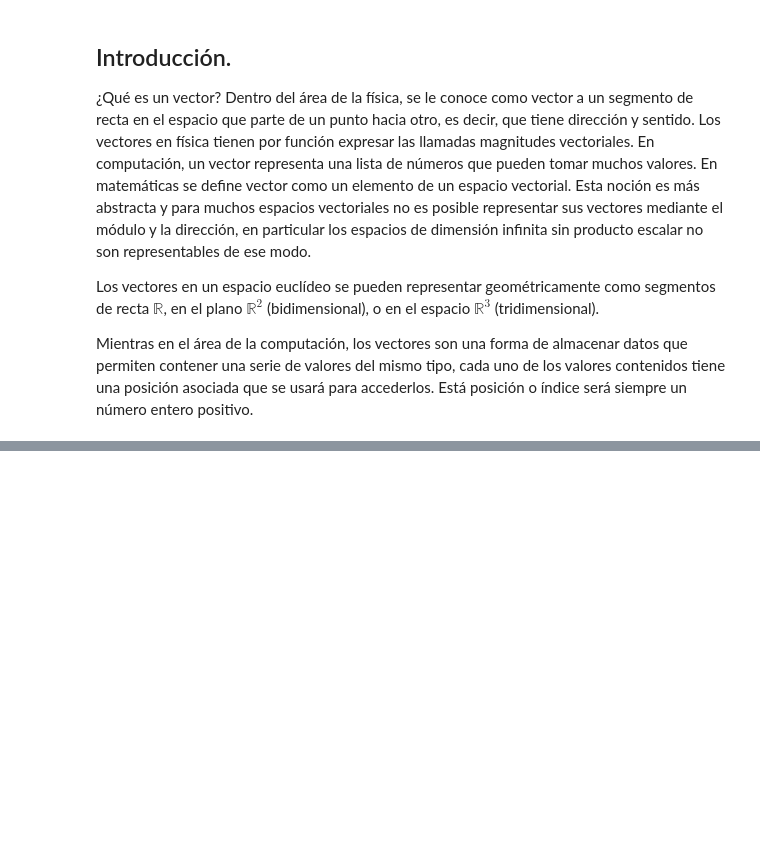
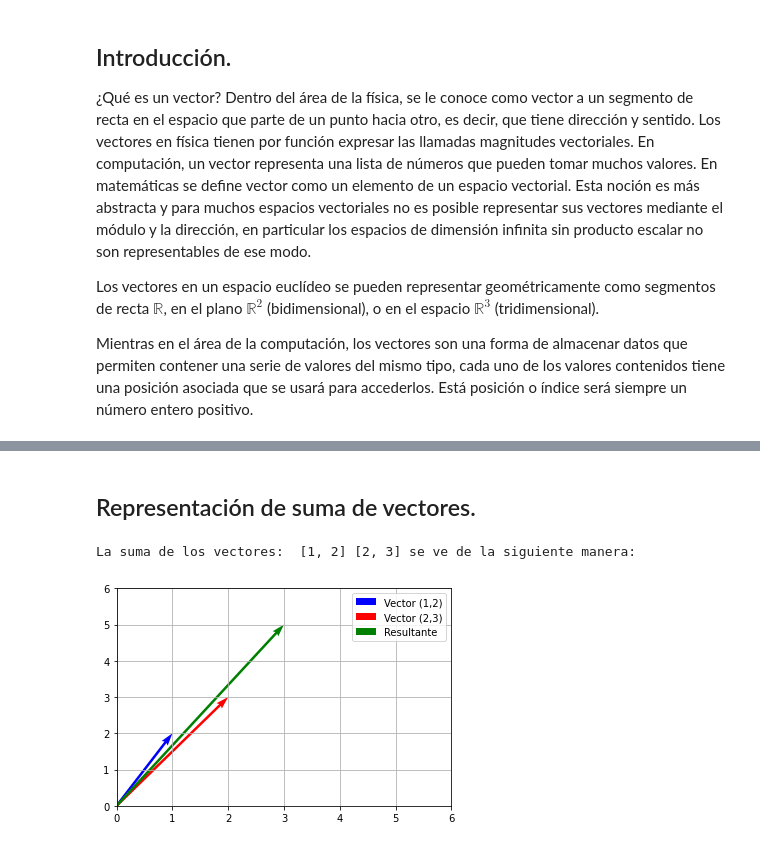
Before and after one commit to nataliasusana/R2-ya-actualizado-p1, a Jupyter notebook: Vectores/Vectores.ipynb, the cells around one changed output, grey strips where cells are left out. Cells and saved outputs as stored; diff of their text form; code cells hidden in the pictures; blank space fills up the shorter version.

```diff
--- a/Vectores/Vectores.ipynb
+++ b/Vectores/Vectores.ipynb
@@ -40,0 +246,18 @@ Describa el Subtema A para complementar el Tema 1 y describir conceptos importan
+# %% [markdown]
+## Representación de suma de vectores.
+# %%
+vector = [1,2]
+vector2 = [2,3]
+print("La suma de los vectores: ", vector, vector2, "se ve de la siguiente manera:")
+
+plt.quiver(0,0,1,2, scale_units="xy", angles="xy", scale=1, color="b", label="Vector (1,2)")
+plt.quiver(0,0,2,3, scale_units="xy", angles="xy", scale=1, color="r", label="Vector (2,3)")
+plt.quiver(0,0,3,5, scale_units="xy", angles="xy", scale=1, color="g", label="Resultante")
+plt.xlim(0,6)
+plt.ylim(0,6)
+plt.grid()
+plt.legend()
+plt.show()
+# %% [output]
+La suma de los vectores:  [1, 2] [2, 3] se ve de la siguiente manera:
+[figure, added]
```
Also changed, not shown: parts of 28 cells of this notebook.
